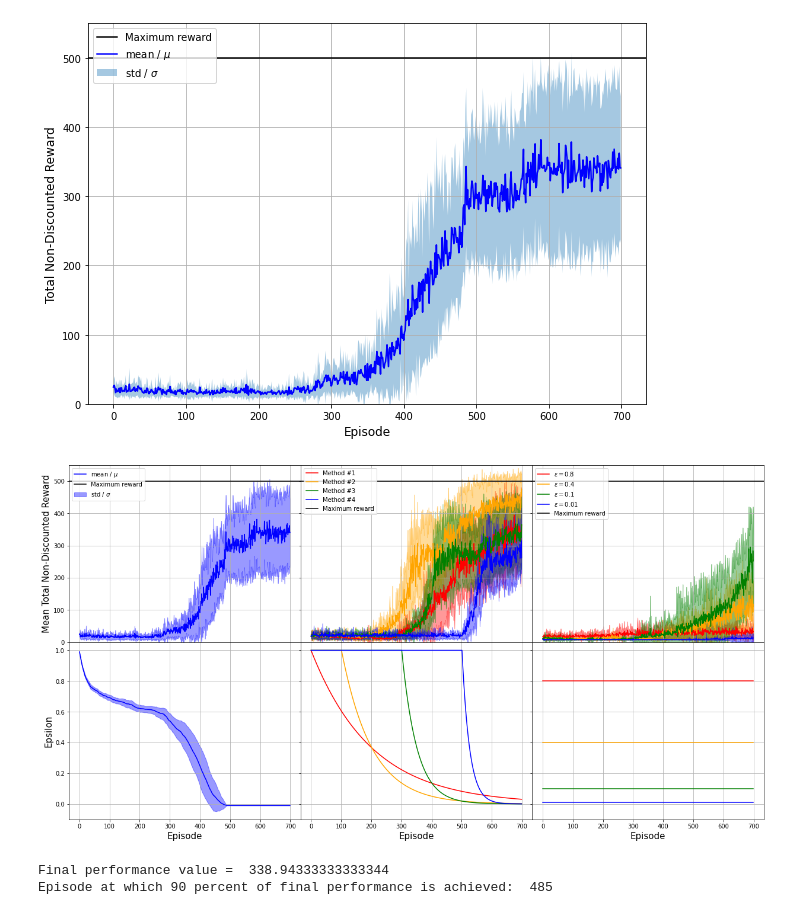
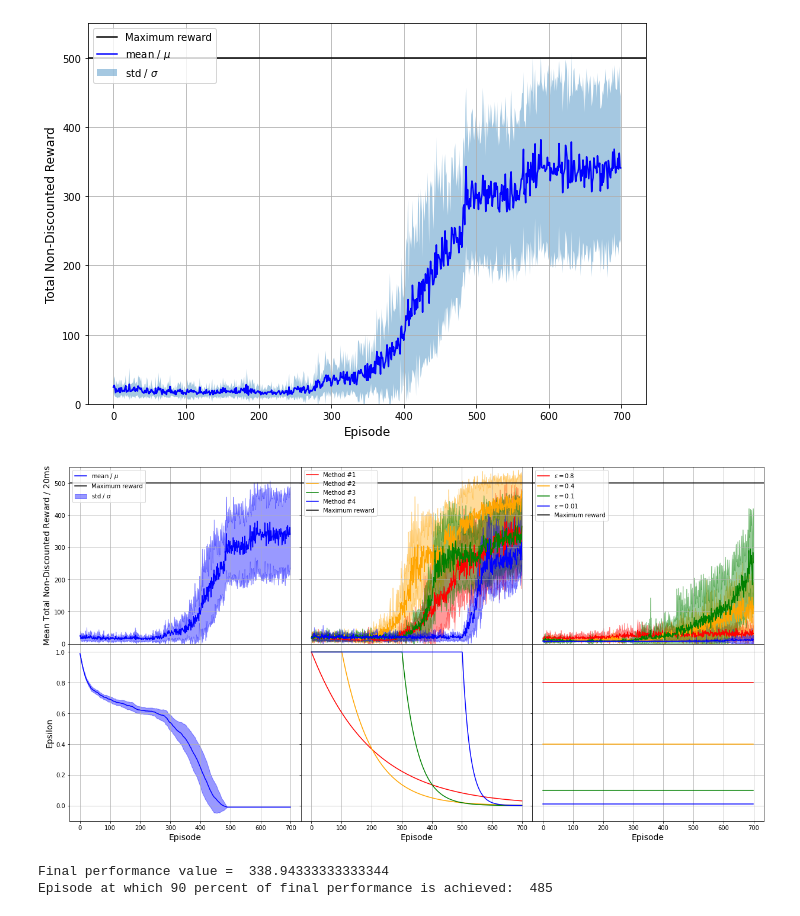
Before and after one commit to jaimesabalimperial/OpenAI-CartPole, a Jupyter notebook: cw2_plots.ipynb, the cells around one changed output. Cells and saved outputs as stored; diff of their text form; code cells hidden in the pictures.

```diff
--- a/cw2_plots.ipynb
+++ b/cw2_plots.ipynb
@@ -160,6 +160,7 @@ for j, (mean_rewards, stds, epsilon_curves) in enumerate(zip(all_mean_rewards, a
     if j == 0:
         ax[0,0].plot(episodes, mean_rewards, color="b", label="mean / $\mu$")
         ax[0,0].fill_between(episodes, mean_rewards-std_rewards_rbd, mean_rewards+std_rewards_rbd, color="b", alpha=0.4, label="std / $\sigma$")
+        ax[0,0].axhline()
         ax[1,0].plot(episodes, epsilon_curves, color="b")
         ax[1,0].fill_between(episodes, epsilon_curves-std_epsilon_rbd, epsilon_curves+std_epsilon_rbd, color="b", alpha=0.4)
     elif j == 1:
@@ -168,39 +169,39 @@ for j, (mean_rewards, stds, epsilon_curves) in enumerate(zip(all_mean_rewards, a
             ax[0,1].fill_between(episodes, mean-std, mean+std, color=colors[i], alpha=0.4)
             ax[1,1].plot(episodes, decay_curve, color=colors[i], label=f"Method #{i+1}")
 
     elif j == 2:
         for i, (mean, std, decay_curve) in enumerate(zip(mean_rewards, stds, decay_curves)):
             ax[0,2].plot(episodes, mean, color=colors[i], label=f"$\epsilon = {eps_values[i]}$")
             ax[0,2].fill_between(episodes, mean-std, mean+std, color=colors[i], alpha=0.4)
             ax[1,2].plot(episodes, [eps_values[i] for _ in range(len(episodes))], color=colors[i], label=f"$\epsilon = {eps_values[i]}$")
 
         plt.subplots_adjust(wspace=0, hspace=0)
 
 ax[0,0].grid()
 ax[0,1].grid()
 ax[0,2].grid()
 ax[1,0].grid()
 ax[1,1].grid()
 ax[1,2].grid()
 
-ax[0,0].set_ylabel("Mean Total Non-Discounted Reward", fontsize=15)
+ax[0,0].set_ylabel("Mean Total Non-Discounted Reward / $\mathrm{20ms}$", fontsize=14)
 ax[0,0].set_ylim((0,550))
 ax[0,0].axhline(y=500, color='black', linestyle='-', label="Maximum reward")
 ax[0,1].set_ylim((0,550))
 ax[0,1].axhline(y=500, color='black', linestyle='-', label="Maximum reward")
 ax[0,2].set_ylim((0,550))
 ax[0,2].axhline(y=500, color='black', linestyle='-', label="Maximum reward")
 
-ax[1,0].set_xlabel("Episode", fontsize=15)
-ax[1,1].set_xlabel("Episode", fontsize=15)
-ax[1,2].set_xlabel("Episode", fontsize=15)
-ax[1,0].set_ylabel("Epsilon", fontsize=15)
+ax[1,0].set_xlabel("Episode", fontsize=14)
+ax[1,1].set_xlabel("Episode", fontsize=14)
+ax[1,2].set_xlabel("Episode", fontsize=14)
+ax[1,0].set_ylabel("Epsilon", fontsize=14)
 
 ax[0,0].legend(loc="upper left")
 ax[0,1].legend(loc="upper left")
 ax[0,2].legend(loc="upper left");
 # %% [output]
-[figure, old version]
+[figure, new version]
 # %%
 def find_perc_episode(mean, absolute_val_array, episodes_array):
     finished=False
```
Also changed, not shown: parts of 8 cells of this notebook, 33 other files.
